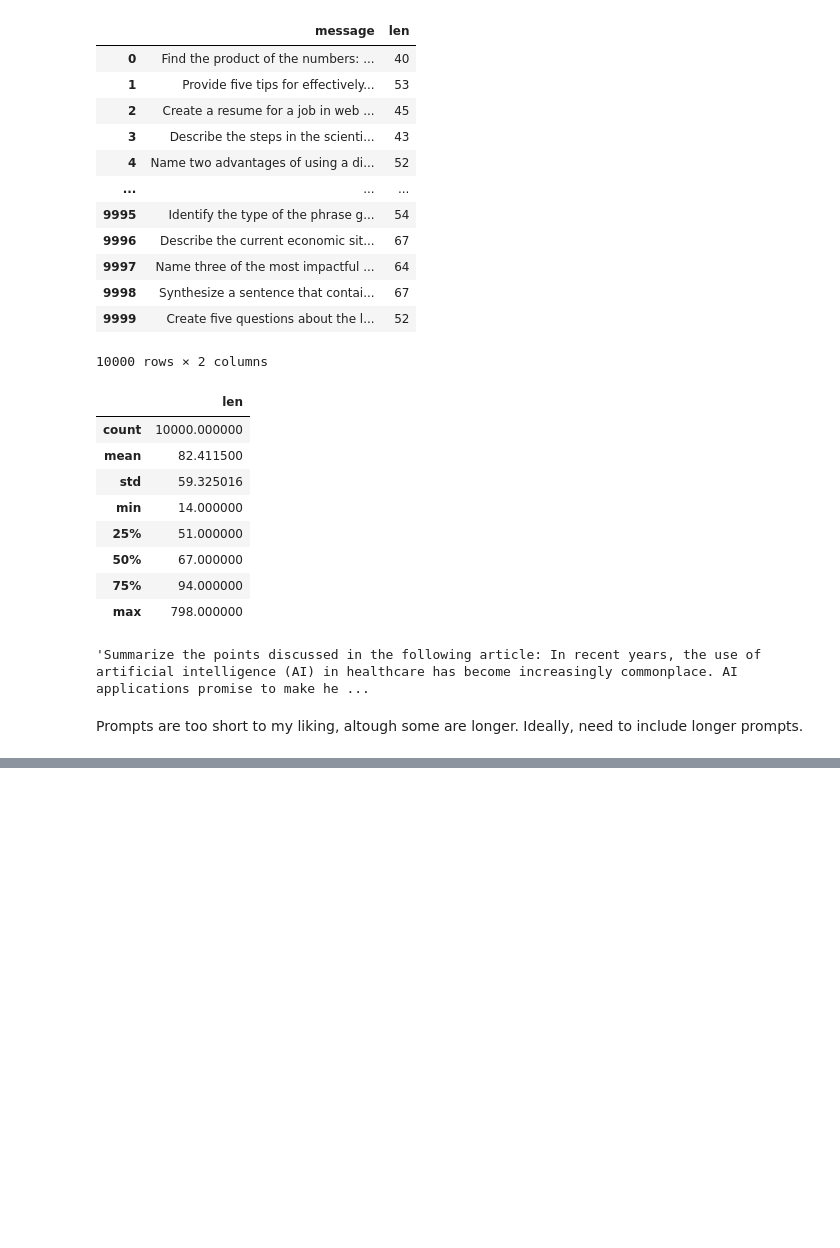
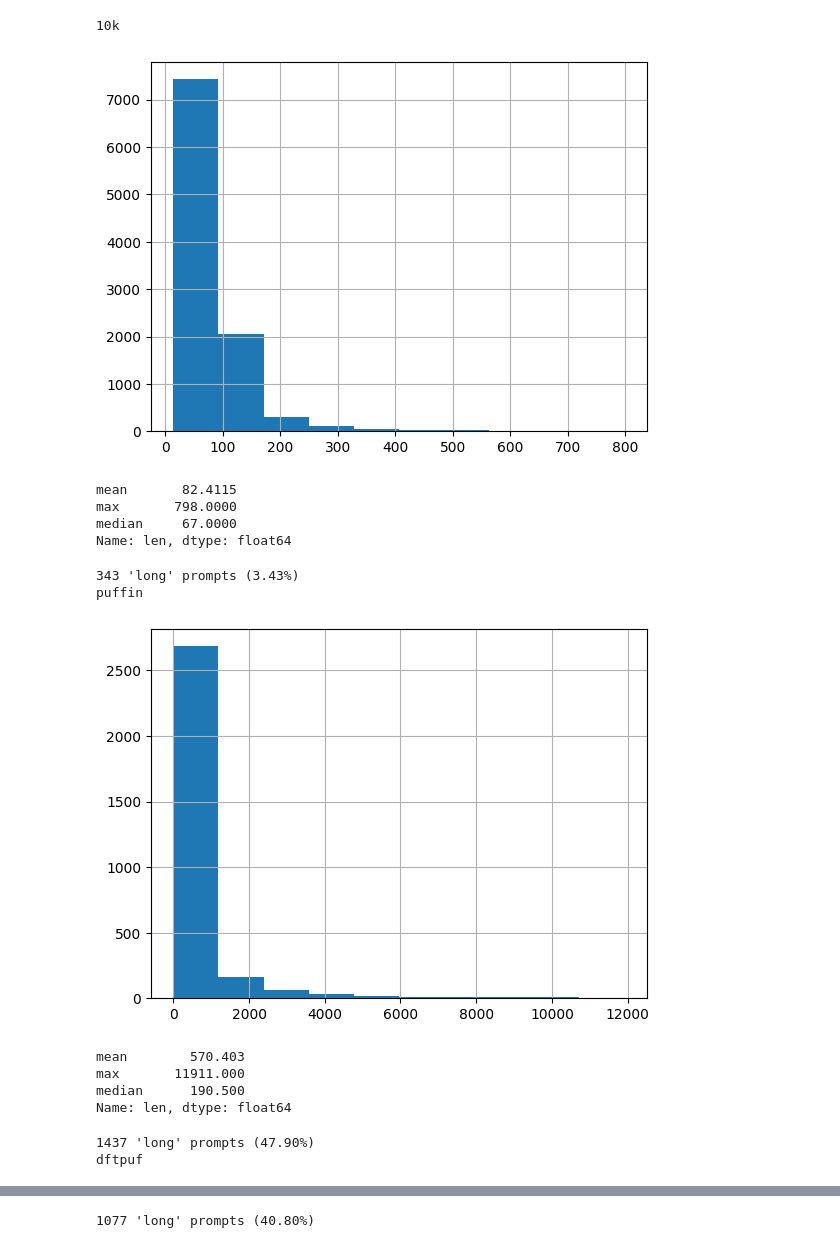
Before and after one commit to ogrnz/generate-title-llm, a Jupyter notebook: experiments/chatalpaca.ipynb, the cells around one changed output, grey strips where cells are left out. Drawn from its saved outputs; the diff is of its cells as text; code cells hidden in the pictures; blank space fills up the shorter version.

Commit message:
feat: curate custom dataset from chatalpaca and Puffin

```diff
--- a/experiments/chatalpaca.ipynb
+++ b/experiments/chatalpaca.ipynb
@@ -19,36 +19,44 @@ msgs = read_jsonl(chatalpaca_fpath)
+# %%
+msgs_10k = read_jsonl(Path("../data/chatalpaca-10k.json"))
+msgs_20k = read_jsonl(Path("../data/chatalpaca-20k.json"))  # Not useful anymore
+msgs_puf = read_jsonl(Path("../data/Puffin.jsonl"))
 # %%
-df = pd.DataFrame(msgs)
-df["len"] = df["message"].apply(lambda x: len(x))
-df
+def process_msgs(msgs):
+    df = pd.DataFrame(msgs)
+    df["len"] = df["message"].apply(lambda x: len(x))
+    return df
-# %% [output]
-|  | message | len |
-| 0 | Find the product of the numbers: ... | 40 |
-| 1 | Provide five tips for effectively... | 53 |
-| 2 | Create a resume for a job in web ... | 45 |
-| 3 | Describe the steps in the scienti... | 43 |
-| 4 | Name two advantages of using a di... | 52 |
-| ... | ... | ... |
-| 9995 | Identify the type of the phrase g... | 54 |
-| 9996 | Describe the current economic sit... | 67 |
-| 9997 | Name three of the most impactful ... | 64 |
-| 9998 | Synthesize a sentence that contai... | 67 |
-| 9999 | Create five questions about the l... | 52 |
-10000 rows × 2 columns
-# %%
-df.describe()
-# %% [output]
-|  | len |
-| count | 10000.000000 |
-| mean | 82.411500 |
-| std | 59.325016 |
-| min | 14.000000 |
-| 25% | 51.000000 |
-| 50% | 67.000000 |
-| 75% | 94.000000 |
-| max | 798.000000 |
-# %%
-df.iloc[df["len"].argmax()]["message"]
-# %% [output]
-'Summarize the points discussed in the following article: In recent years, the use of artificial intelligence (AI) in healthcare has become increasingly commonplace. AI applications promise to make he ...
-# %% [markdown]
-Prompts are too short to my liking, altough some are longer. Ideally, need to include longer prompts.
+# %%
+df10 = process_msgs(msgs_10k)
+df20 = process_msgs(msgs_20k)
+dfpuf = process_msgs(msgs_puf)
+# %%
+def analyze_df(df, title="df"):
+    print(title)
+    df["len"].hist(); plt.show()
+    display(df["len"].agg(["mean", "max", "median"]))
+
+    # Number of 'long' prompts
+    n_long = (df["len"] > 200).sum()
+    print(f"{n_long} 'long' prompts ({n_long / df.shape[0] * 100:0.2f}%)")
+# %%
+analyze_df(df10, "10k")
+# analyze_df(df20, "20k")
+analyze_df(dfpuf, "puffin")
+dftpuf = dfpuf[dfpuf["len"] < 1000]  # Cut so that it's not too expensive
+analyze_df(dftpuf, "dftpuf")
+# %% [output]
+10k
+[figure, added]
+mean       82.4115
+max       798.0000
+median     67.0000
+Name: len, dtype: float64
+343 'long' prompts (3.43%)
+puffin
+[figure, added]
+mean        570.403
+max       11911.000
+median      190.500
+Name: len, dtype: float64
+1437 'long' prompts (47.90%)
+dftpuf
@@ -54,0 +68 @@ Prompts are too short to my liking, altough some are longer. Ideally, need to in
+1077 'long' prompts (40.80%)
```
Also changed, not shown: parts of 9 cells of this notebook, 4 other files.
